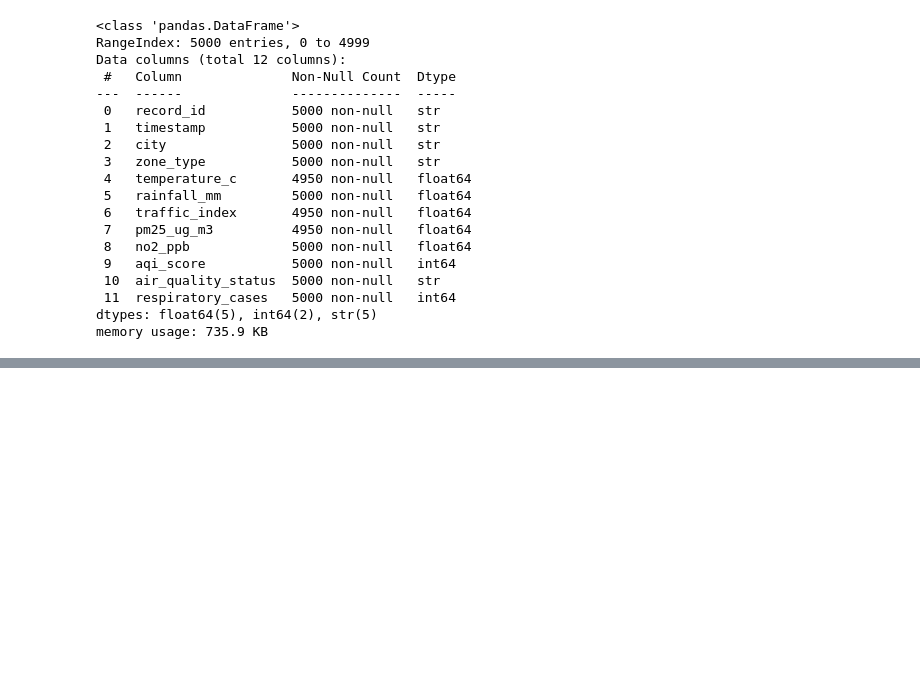
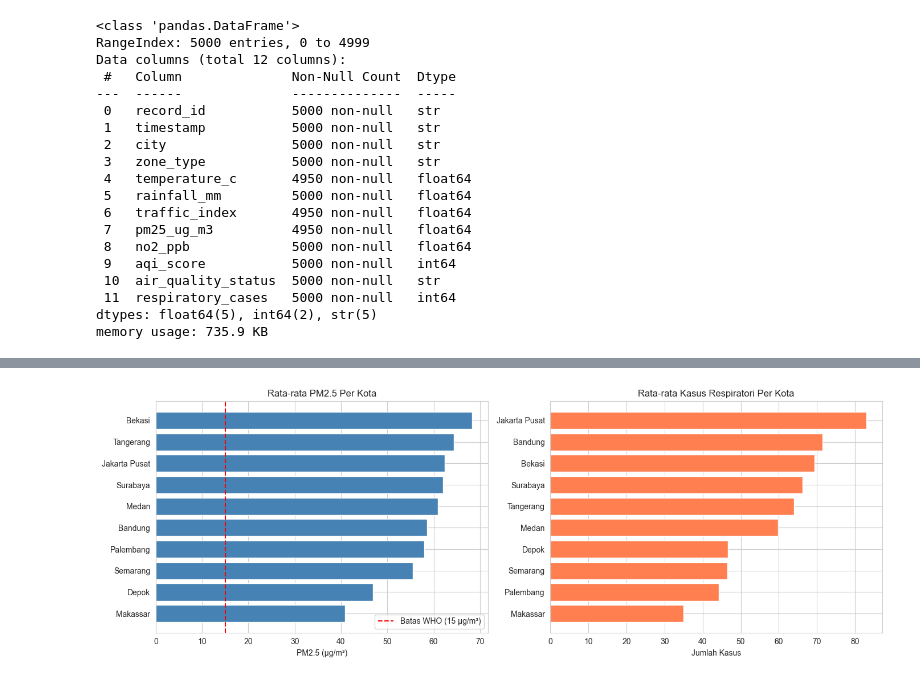
Before and after one commit to Nnaory/data-analysis-print-2026, a Jupyter notebook: analysis.ipynb, the cells around one changed output, grey strips where cells are left out. Saved outputs shown, nothing was run; the diff lists cells and outputs as text; code cells hidden in the pictures; blank space fills up the shorter version.

```diff
--- a/analysis.ipynb
+++ b/analysis.ipynb
@@ -48,0 +430,12 @@ memory usage: 735.9 KB
+# %%
+city_profile = df.groupby('city').agg({
+    'pm25_ug_m3': 'mean',
+    'no2_ppb': 'mean',
+    'aqi_score': 'mean',
+    'respiratory_cases': 'mean'
+}).round(2)
+
+city_profile = city_profile.sort_values('pm25_ug_m3', ascending=False)
+city_profile.columns = ['PM2.5 (µg/m³)', 'NO2 (ppb)', 'AQI Score', 'Kasus Respiratori']
+
+print(city_profile)
@@ -48,0 +479,21 @@ memory usage: 735.9 KB
+# %%
+fig, axes = plt.subplots(1, 2, figsize=(14, 5))
+
+# PM2.5 per kota
+city_profile_sorted = city_profile.sort_values('PM2.5 (µg/m³)')
+axes[0].barh(city_profile_sorted.index, city_profile_sorted['PM2.5 (µg/m³)'], color='steelblue')
+axes[0].axvline(x=15, color='red', linestyle='--', label='Batas WHO (15 µg/m³)')
+axes[0].set_xlabel('PM2.5 (µg/m³)')
+axes[0].set_title('Rata-rata PM2.5 Per Kota')
+axes[0].legend()
+
+# Kasus respiratori per kota
+city_profile_sorted2 = city_profile.sort_values('Kasus Respiratori')
+axes[1].barh(city_profile_sorted2.index, city_profile_sorted2['Kasus Respiratori'], color='coral')
+axes[1].set_xlabel('Jumlah Kasus')
+axes[1].set_title('Rata-rata Kasus Respiratori Per Kota')
+
+plt.tight_layout()
+plt.show()
+# %% [output]
+[figure, added]
```
Also changed, not shown: parts of 109 cells of this notebook.
